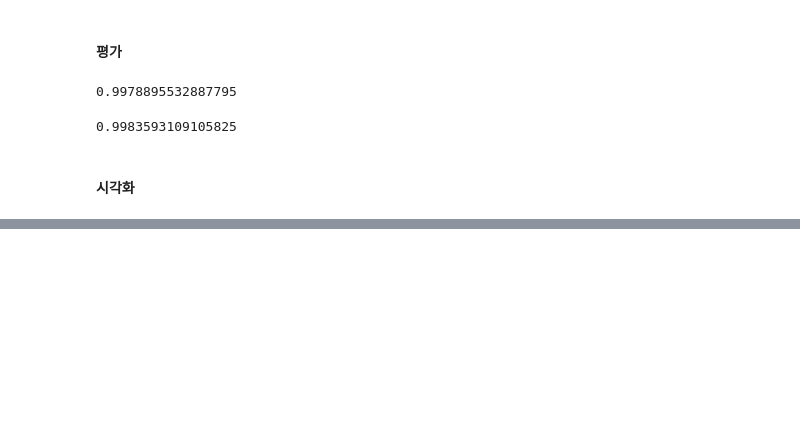
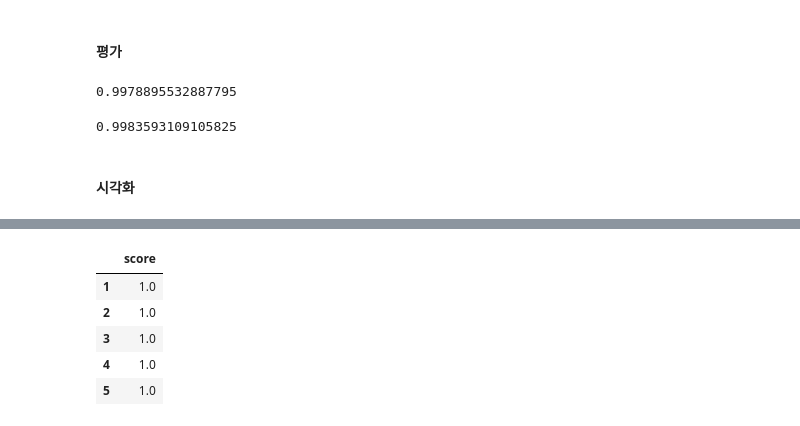
Before and after one commit to muinise74/Machine-Learning-, a Jupyter notebook: ex04_머신 러닝_Decision Tree.ipynb, the cells around one changed output, grey strips where cells are left out. Saved outputs shown, nothing was run; the diff lists cells and outputs as text; code cells hidden in the pictures; blank space fills up the shorter version.

```diff
--- a/ex04_머신 러닝_Decision Tree.ipynb
+++ b/ex04_머신 러닝_Decision Tree.ipynb
@@ -339,0 +349,11 @@ display(graphviz.Source(dot_graph))
+# %%
+#사용할 모델, 문제, 정답, 데이터 분할 수
+dfCrossValid = pd.DataFrame(cross_val_score(treeModel,XTrain,yTrain,cv = 5),columns=['score'],index=[1,2,3,4,5])
+dfCrossValid
+# %% [output]
+|  | score |
+| 1 | 1.0 |
+| 2 | 1.0 |
+| 3 | 1.0 |
+| 4 | 1.0 |
+| 5 | 1.0 |
```
Also changed, not shown: parts of 6 cells of this notebook.
